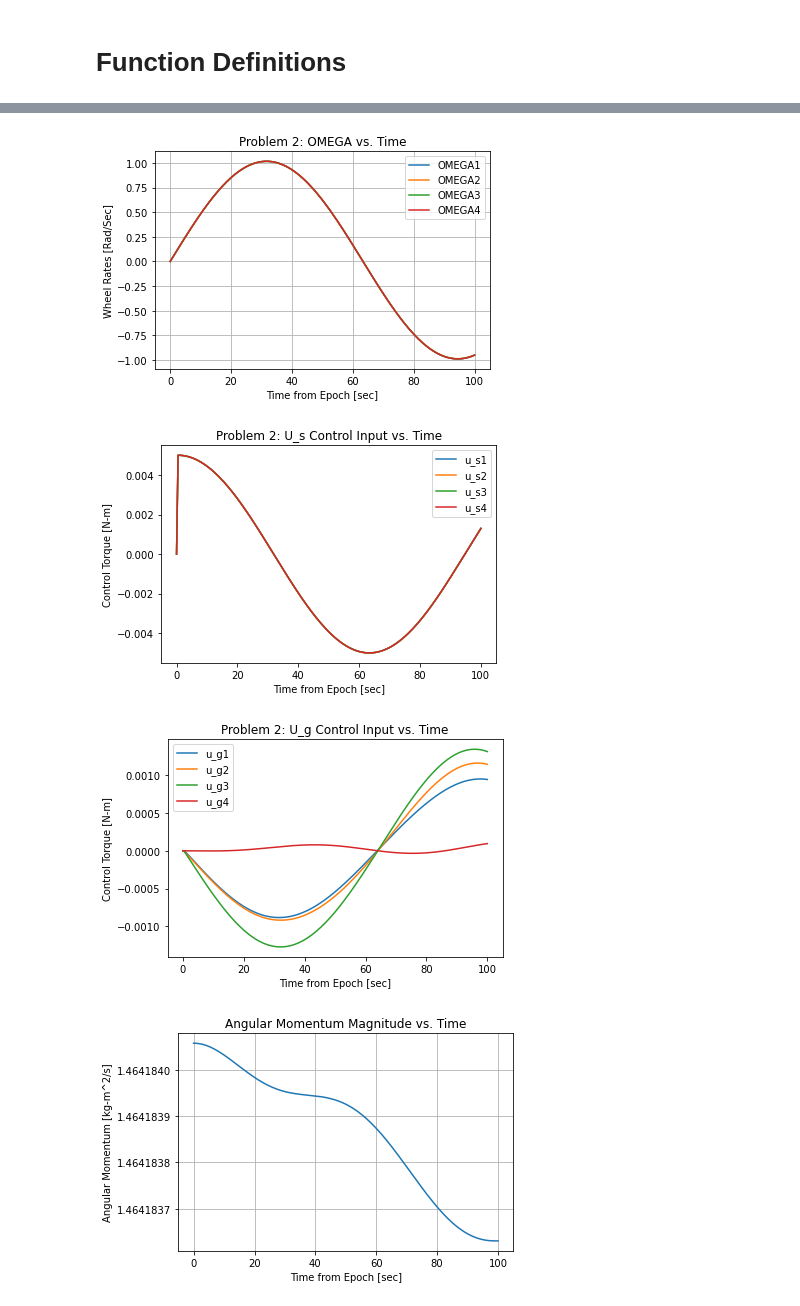
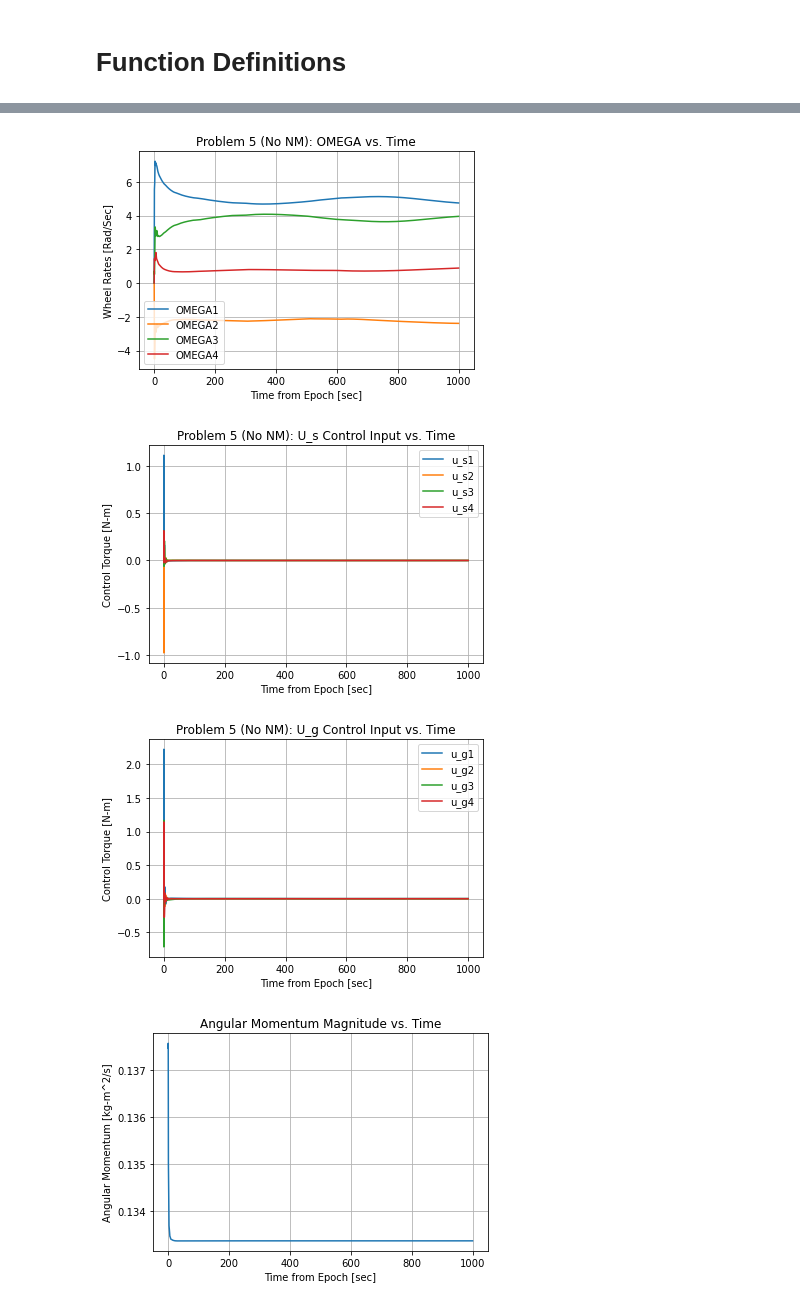
Before and after one commit to collinrinehart/ASEN6010, a Jupyter notebook: Rinehart_ASEN6010_HW2.ipynb, the cells around one changed output, grey strips where cells are left out. Saved outputs shown, nothing was run; the diff lists cells and outputs as text; code cells hidden in the pictures.

```diff
--- a/Rinehart_ASEN6010_HW2.ipynb
+++ b/Rinehart_ASEN6010_HW2.ipynb
@@ -874,8 +1039,10 @@ def plot_conservation(data, title):
 # %%
 # Run simulation
-t = 100 # Simulation length in seconds
-int_time, attitude, rates, gamma, gamma_dot, OMEGA, I_list, G_list, w_gframe, gimbal_frames_list, control  = integrate(t, control_reference='no_control')
-plot_states([int_time, attitude, rates, gamma, gamma_dot, OMEGA, I_list, G_list, w_gframe, gimbal_frames_list, control], 'Problem 2')
-plot_control([int_time, attitude, rates, gamma, gamma_dot, OMEGA, I_list, G_list, w_gframe, gimbal_frames_list, control], 'Problem 2')
-plot_conservation([int_time, attitude, rates, gamma, gamma_dot, OMEGA, I_list, G_list, w_gframe, gimbal_frames_list, control], 'Problem 2')
+t = 1000 # Simulation length in seconds
+int_time, attitude, rates, gamma, gamma_dot, OMEGA, I_list, G_list, w_gframe, gimbal_frames_list, control, att_err, rate_err, kappa_list, d_singular_list  = integrate(t, control_reference='no_control')
+plot_states([int_time, attitude, rates, gamma, gamma_dot, OMEGA, I_list, G_list, w_gframe, gimbal_frames_list, control, att_err, rate_err, kappa_list, d_singular_list], 'Problem 5 (No NM)')
+plot_control([int_time, attitude, rates, gamma, gamma_dot, OMEGA, I_list, G_list, w_gframe, gimbal_frames_list, control, att_err, rate_err, kappa_list, d_singular_list], 'Problem 5 (No NM)')
+plot_conservation([int_time, attitude, rates, gamma, gamma_dot, OMEGA, I_list, G_list, w_gframe, gimbal_frames_list, control, att_err, rate_err, kappa_list, d_singular_list], 'Problem 5 (No NM)')
+plot_errors([int_time, attitude, rates, gamma, gamma_dot, OMEGA, I_list, G_list, w_gframe, gimbal_frames_list, control, att_err, rate_err, kappa_list, d_singular_list], 'Problem 5 (No NM)')
+plot_checks([int_time, attitude, rates, gamma, gamma_dot, OMEGA, I_list, G_list, w_gframe, gimbal_frames_list, control, att_err, rate_err, kappa_list, d_singular_list], 'Problem 5 (No NM)')
 # %% [output]
@@ -886,4 +1053,4 @@ plot_conservation([int_time, attitude, rates, gamma, gamma_dot, OMEGA, I_list, G
-[figure, old version]
+[figure, new version]
-[figure, old version]
+[figure, new version]
-[figure, old version]
+[figure, new version]
-[figure, old version]
+[figure, new version]
```
Also changed, not shown: parts of 4 cells of this notebook.
